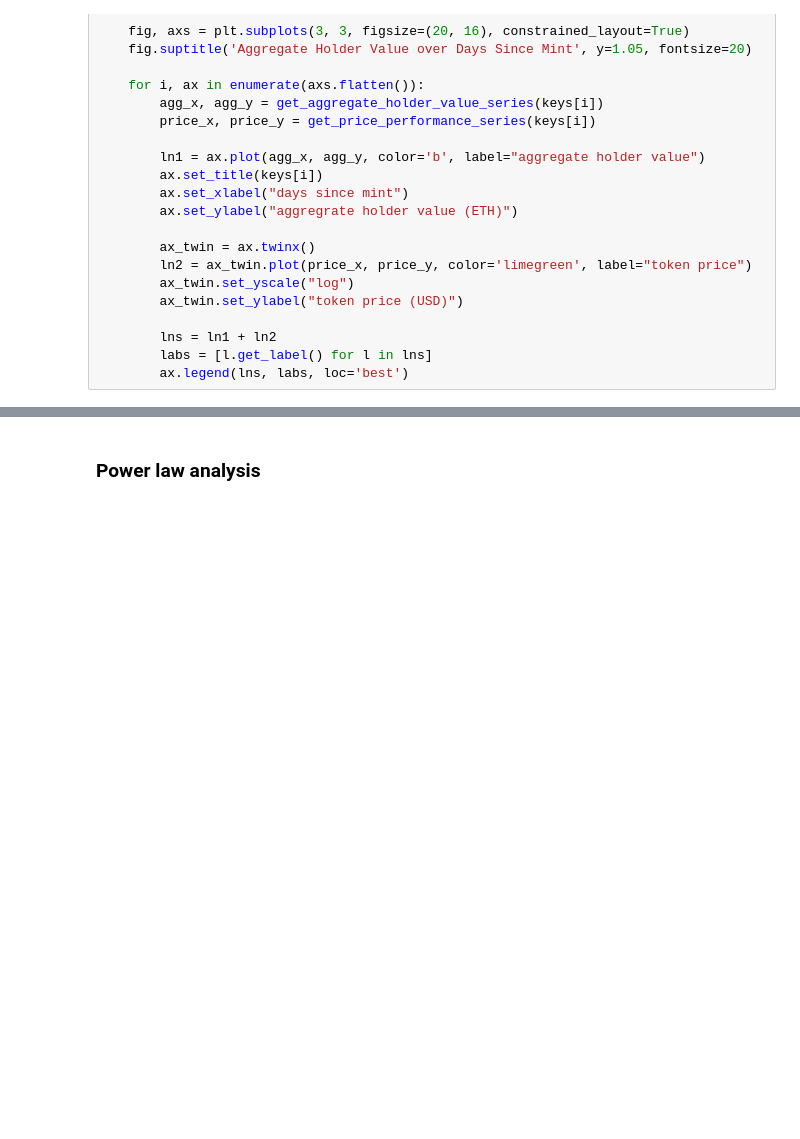
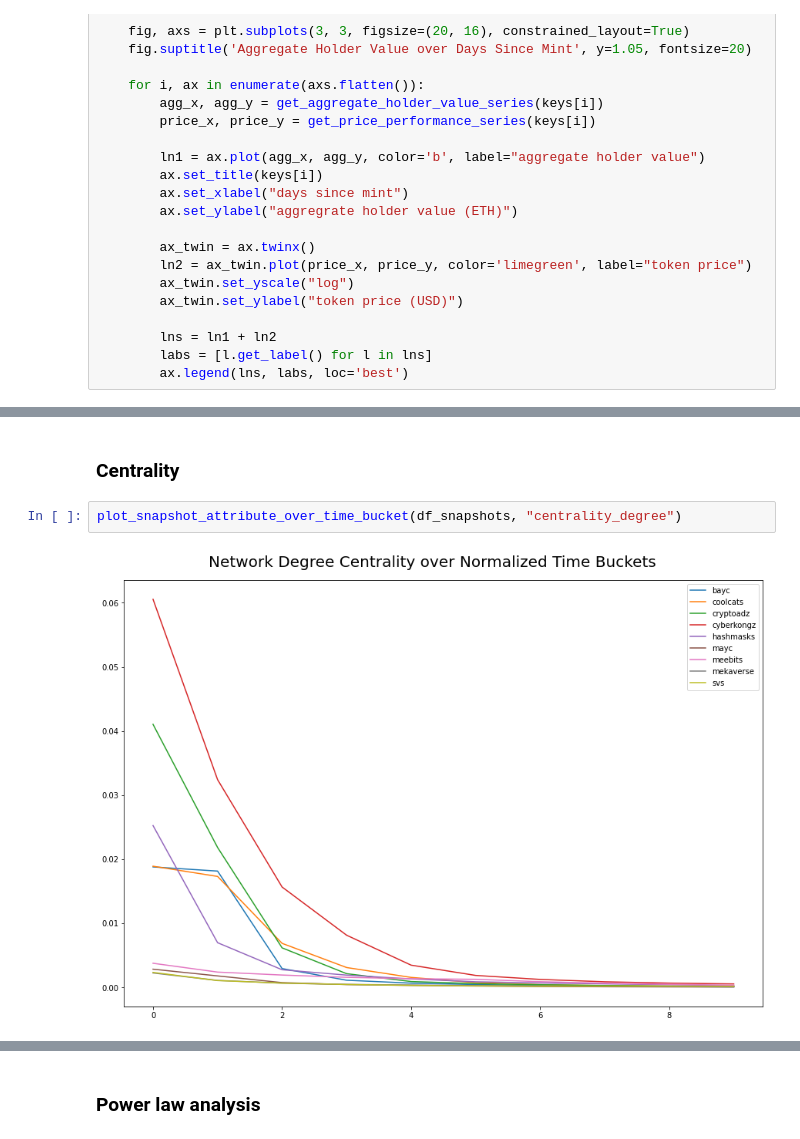
Before and after one commit to blueslurpee/netsci-final-project, a Jupyter notebook: NetSci_Final_EDA.ipynb, the cells around one changed output, grey strips where cells are left out. Saved outputs shown, nothing was run; the diff lists cells and outputs as text; blank space fills up the shorter version.

```diff
--- a/NetSci_Final_EDA.ipynb
+++ b/NetSci_Final_EDA.ipynb
@@ -405,0 +403,6 @@ for project, df_snapshots in dataframes_snapshots.items():
+# %% [markdown]
+### Centrality
+# %%
+plot_snapshot_attribute_over_time_bucket(df_snapshots, "centrality_degree")
+# %% [output]
+[figure, added]
```
Also changed, not shown: parts of 34 cells of this notebook, 50 other files.
